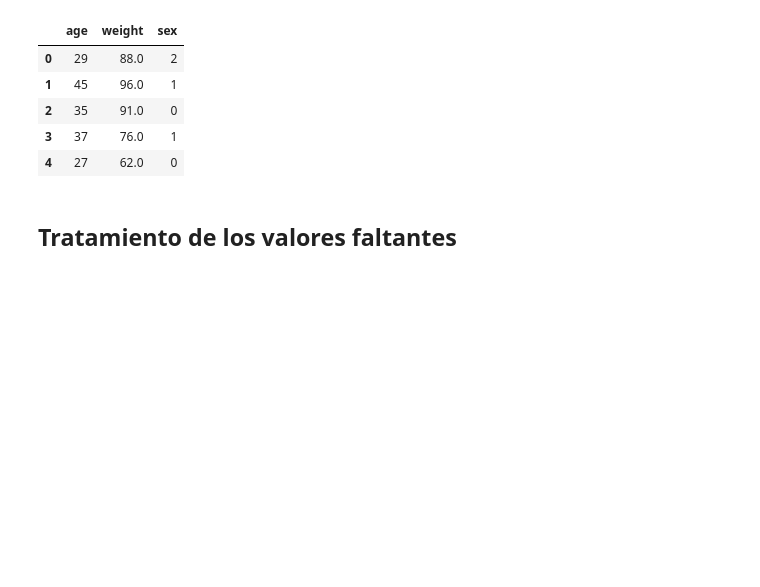
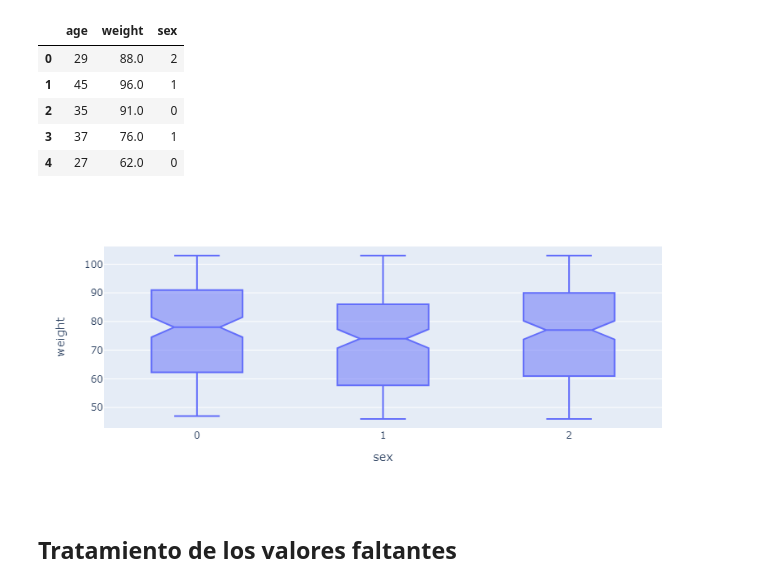
Before and after one commit to lihkir/DataVizPython, a Jupyter notebook: _sources/common_errors.ipynb, the cells around one changed output. Drawn from its saved outputs; the diff is of its cells as text; code cells hidden in the pictures; blank space fills up the shorter version.

```diff
--- a/_sources/common_errors.ipynb
+++ b/_sources/common_errors.ipynb
@@ -235,7 +237,9 @@ gym.head()
 | 4 | 27 | 62.0 | 0 |
 # %%
 fig1 = px.box(gym, x = 'sex', y = 'weight', notched = True)
-fig1.show(renderer="svg", width=900, height=410)
+fig1
+# %% [output]
+[figure, added]
 # %% [markdown]
 ## Tratamiento de los valores faltantes
 # %% [markdown]
```
Also changed, not shown: parts of 7 cells of this notebook, 30 other files.
